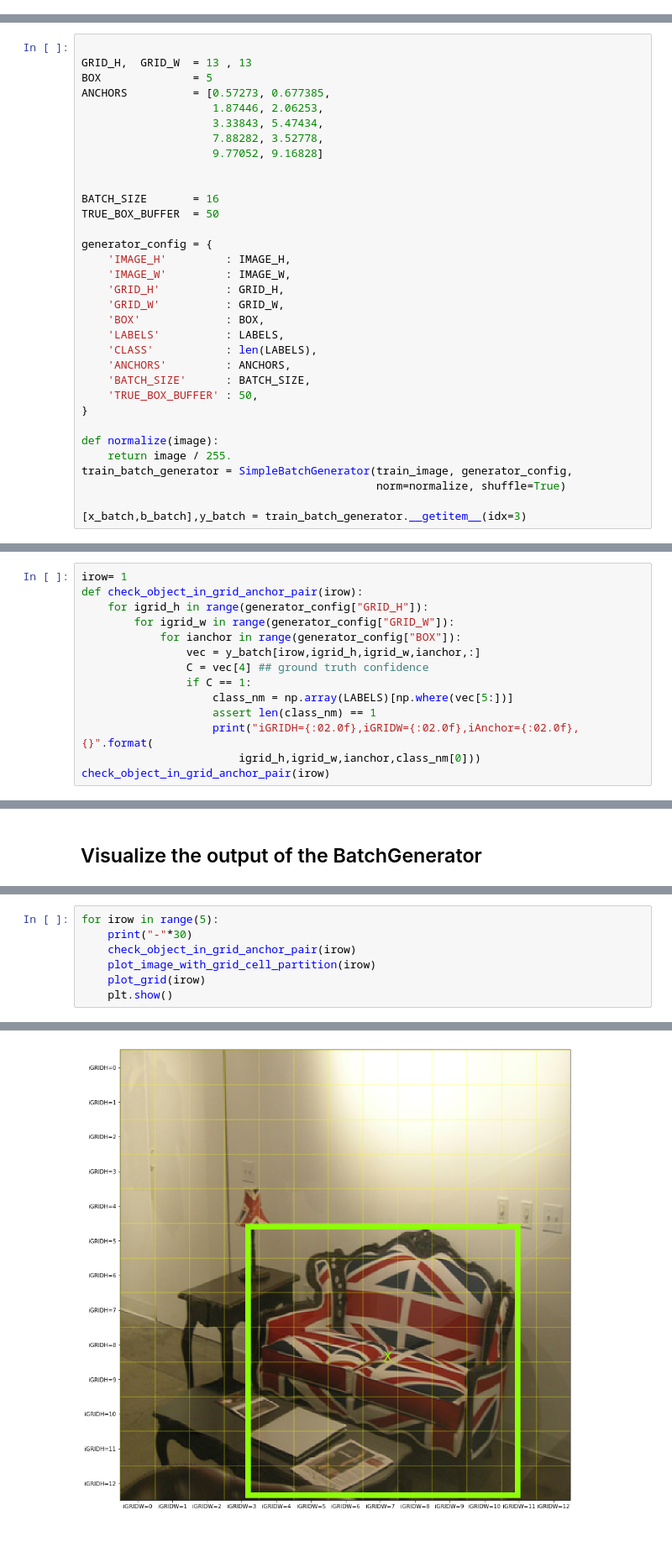
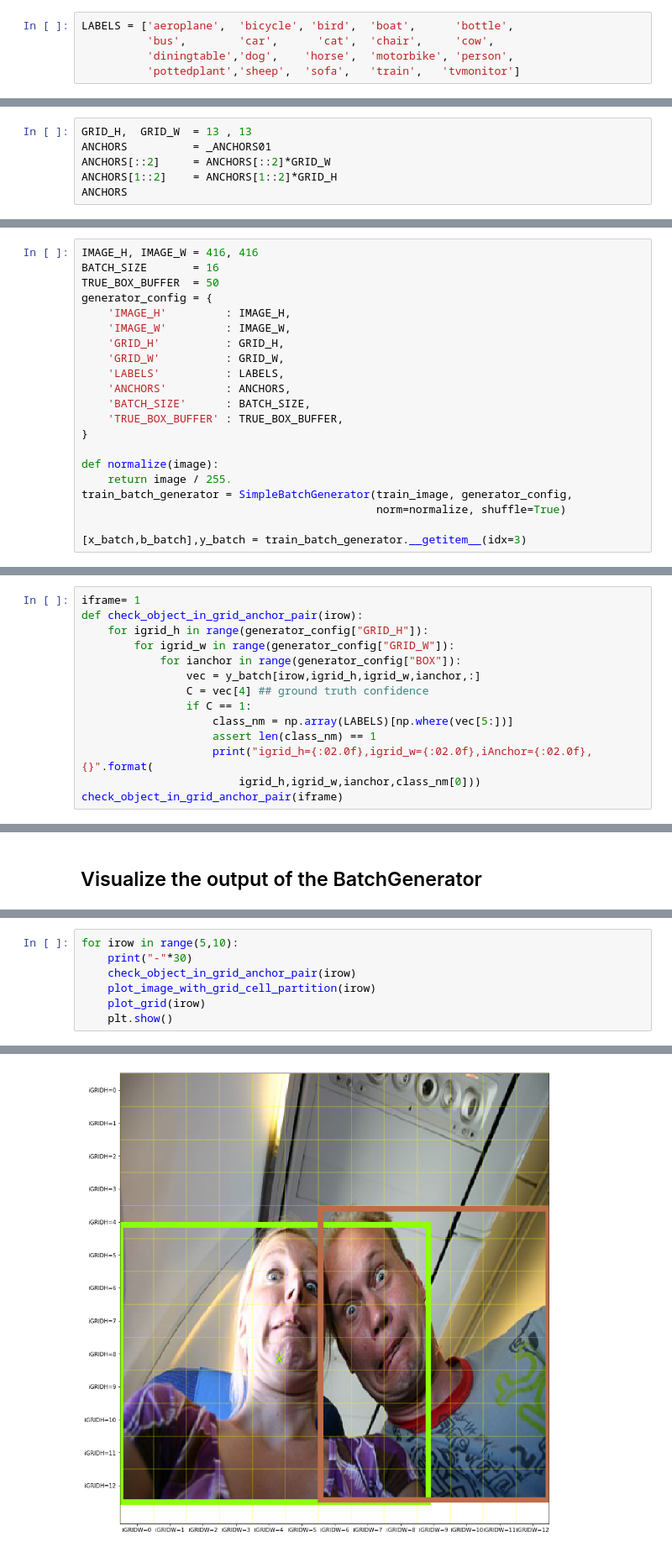
Before and after one commit to FairyOnIce/ObjectDetectionYolo, a Jupyter notebook: Part 2 Object Detection with Yolo using VOC 2014 data - input and output encoding.ipynb, the cells around one changed output, grey strips where cells are left out. Shown at 84% size. Saved outputs shown, nothing was run; the diff lists cells and outputs as text.

```diff
--- a/Part 2 Object Detection with Yolo using VOC 2014 data - input and output encoding.ipynb
+++ b/Part 2 Object Detection with Yolo using VOC 2014 data - input and output encoding.ipynb
@@ -39,3 +42,8 @@ LABELS = ['train',     'horse', 'car',  'chair',       'sofa',
+# %%
+LABELS = ['aeroplane',  'bicycle', 'bird',  'boat',      'bottle',
+          'bus',        'car',      'cat',  'chair',     'cow',
+          'diningtable','dog',    'horse',  'motorbike', 'person',
+          'pottedplant','sheep',  'sofa',   'train',   'tvmonitor']
 # %% [markdown]
 The location where the VOC2012 data is saved.
 # %%
@@ -383,0 +616,6 @@ Using TensorFlow backend.
+# %%
+GRID_H,  GRID_W  = 13 , 13
+ANCHORS          = _ANCHORS01
+ANCHORS[::2]     = ANCHORS[::2]*GRID_W
+ANCHORS[1::2]    = ANCHORS[1::2]*GRID_H
+ANCHORS
@@ -384,28 +625,16 @@ Using TensorFlow backend.
 # %%
-
-GRID_H,  GRID_W  = 13 , 13
-BOX              = 5
-ANCHORS          = [0.57273, 0.677385,
-                    1.87446, 2.06253,
-                    3.33843, 5.47434,
-                    7.88282, 3.52778,
-                    9.77052, 9.16828]
-
-
+IMAGE_H, IMAGE_W = 416, 416
 BATCH_SIZE       = 16
 TRUE_BOX_BUFFER  = 50
-
 generator_config = {
     'IMAGE_H'         : IMAGE_H,
     'IMAGE_W'         : IMAGE_W,
     'GRID_H'          : GRID_H,
     'GRID_W'          : GRID_W,
-    'BOX'             : BOX,
     'LABELS'          : LABELS,
-    'CLASS'           : len(LABELS),
     'ANCHORS'         : ANCHORS,
     'BATCH_SIZE'      : BATCH_SIZE,
-    'TRUE_BOX_BUFFER' : 50,
+    'TRUE_BOX_BUFFER' : TRUE_BOX_BUFFER,
 }
 
 def normalize(image):
@@ -423,5 +666,5 @@ print(x_batch.shape,b_batch.shape,y_batch.shape)
 # %%
-irow= 1
+iframe= 1
 def check_object_in_grid_anchor_pair(irow):
     for igrid_h in range(generator_config["GRID_H"]):
         for igrid_w in range(generator_config["GRID_W"]):
@@ -431,7 +674,7 @@ def check_object_in_grid_anchor_pair(irow):
                 if C == 1:
                     class_nm = np.array(LABELS)[np.where(vec[5:])]
                     assert len(class_nm) == 1
-                    print("iGRIDH={:02.0f},iGRIDW={:02.0f},iAnchor={:02.0f}, {}".format(
+                    print("igrid_h={:02.0f},igrid_w={:02.0f},iAnchor={:02.0f}, {}".format(
                         igrid_h,igrid_w,ianchor,class_nm[0]))
-check_object_in_grid_anchor_pair(irow)
+check_object_in_grid_anchor_pair(iframe)
 # %% [output]
@@ -508,5 +745,5 @@ plt.show()
 # %%
-for irow in range(5):
+for irow in range(5,10):
     print("-"*30)
     check_object_in_grid_anchor_pair(irow)
     plot_image_with_grid_cell_partition(irow)
@@ -544,2 +765,2 @@ iGRIDH=08,iGRIDW=07,iAnchor=04, sofa
-[figure, old version]
+[figure, new version]
 ------------------------------
```
Also changed, not shown: parts of 41 cells of this notebook, 6 other files.
